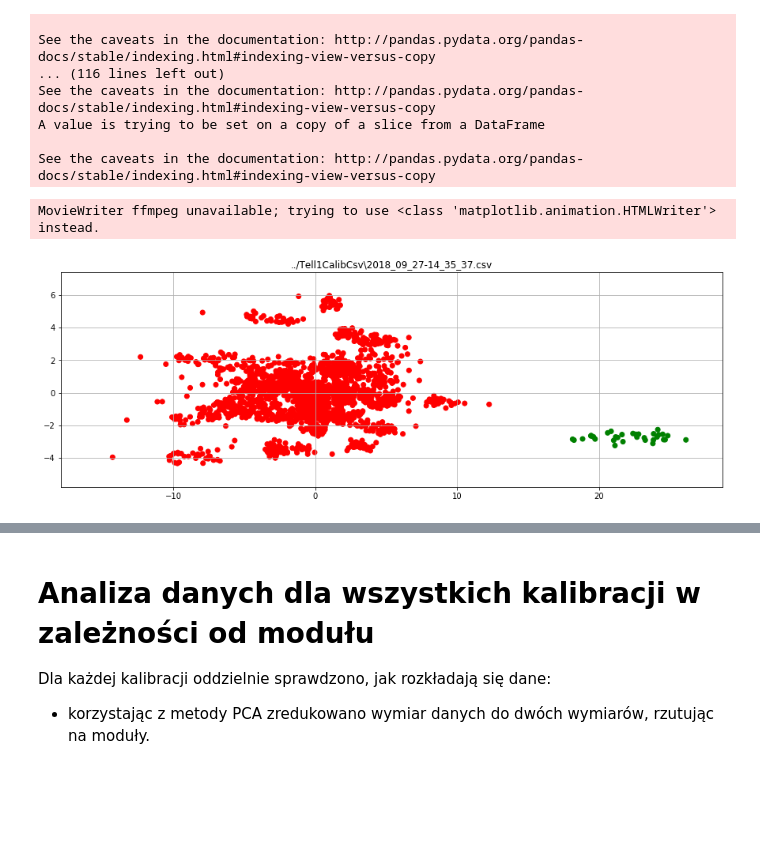
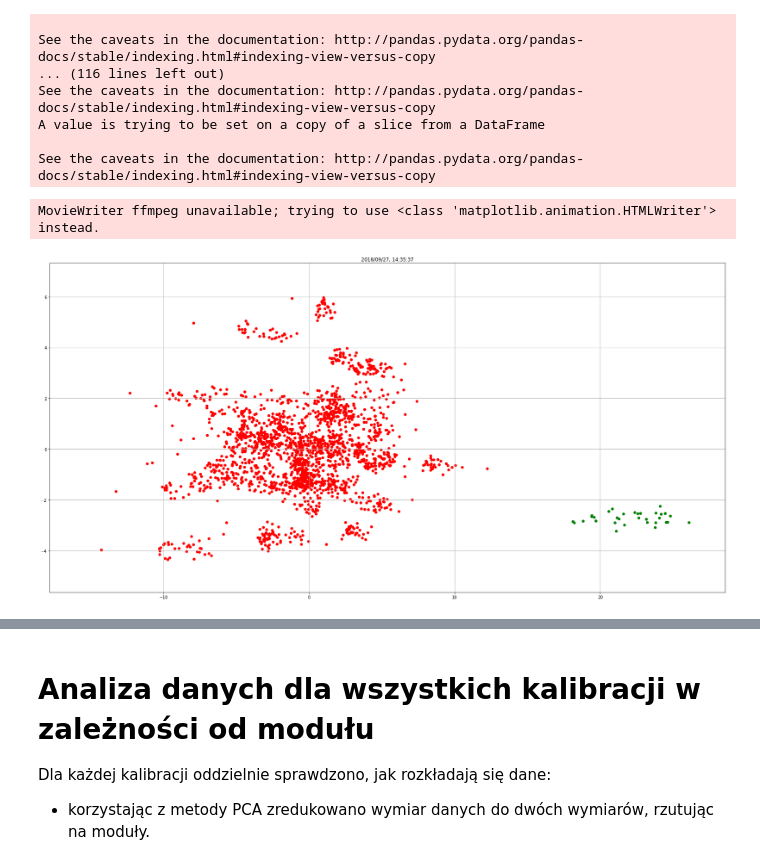
Before and after one commit to Czerwooonka/pracaMagisterska-WizualizacjaDanych, a Jupyter notebook: PCA/Pedestals.ipynb, the cells around one changed output, grey strips where cells are left out. Cells and saved outputs as stored; diff of their text form; code cells hidden in the pictures; blank space fills up the shorter version.

```diff
--- a/PCA/Pedestals.ipynb
+++ b/PCA/Pedestals.ipynb
@@ -453,20 +456,16 @@ A value is trying to be set on a copy of a slice from a DataFrame
 
 See the caveats in the documentation: http://pandas.pydata.org/pandas-docs/stable/indexing.html#indexing-view-versus-copy
 # %%
-import matplotlib.pyplot as plt
-from matplotlib import cm
-import numpy as np
-from celluloid import Camera
-
+plt.rcParams['figure.figsize'] = [30,15]
 camera = Camera(plt.figure())
 plt.grid(True)
 for i in range(len(animation_data)):
     data = animation_data[i]
-    plt.title(data_files[i])
+    plt.title(datetime.datetime.strptime(os.path.basename(data_files[i]), '%Y_%m_%d-%H_%M_%S.csv').strftime("%Y/%m/%d, %H:%M:%S"))
     plt.scatter(data['x'],data['y'], color=data['c'])#, s=5)
     camera.snap()
 anim = camera.animate(blit=True)
 anim.save('scatter.html')
 # %% [output]
 MovieWriter ffmpeg unavailable; trying to use <class 'matplotlib.animation.HTMLWriter'> instead.
-[figure, old version]
+[figure, new version]
```
Also changed, not shown: parts of 3 cells of this notebook, 45 other files.
